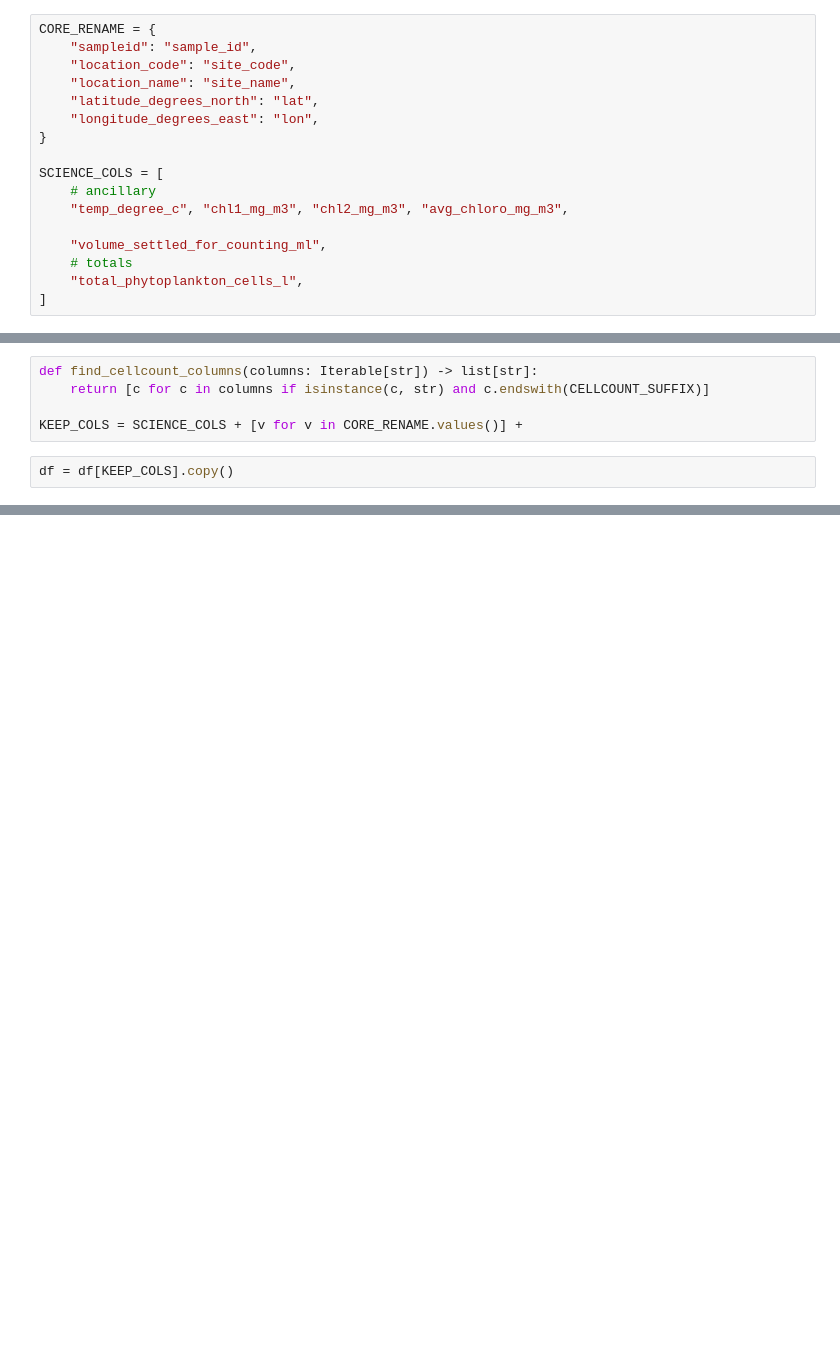
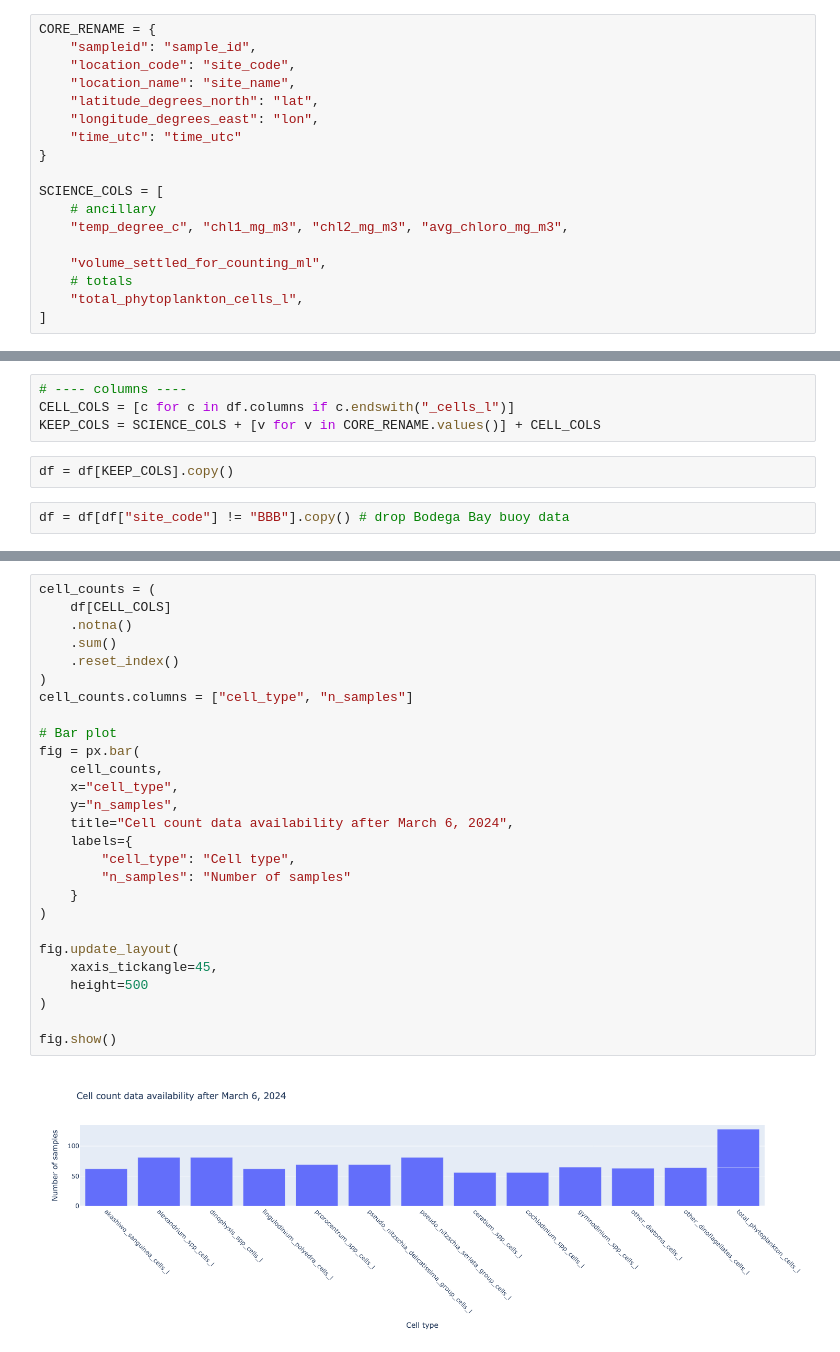
Before and after one commit to fish-pace/2026-proj-harmful-algae, a Jupyter notebook: contributor_folders/erdemk/00_calhab_etl.ipynb, the cells around one changed output, grey strips where cells are left out. Drawn from its saved outputs; the diff is of its cells as text; blank space fills up the shorter version.

Commit message:
mapped cal data

```diff
--- a/contributor_folders/erdemk/00_calhab_etl.ipynb
+++ b/contributor_folders/erdemk/00_calhab_etl.ipynb
@@ -43,6 +51,7 @@ CORE_RENAME = {
     "location_name": "site_name",
     "latitude_degrees_north": "lat",
     "longitude_degrees_east": "lon",
+    "time_utc": "time_utc"
 }
 
 SCIENCE_COLS = [
@@ -92,10 +81,11 @@ memory usage: 34.0+ KB
 # %%
-def find_cellcount_columns(columns: Iterable[str]) -> list[str]:
-    return [c for c in columns if isinstance(c, str) and c.endswith(CELLCOUNT_SUFFIX)]
-
-KEEP_COLS = SCIENCE_COLS + [v for v in CORE_RENAME.values()] +
+# ---- columns ----
+CELL_COLS = [c for c in df.columns if c.endswith("_cells_l")]
+KEEP_COLS = SCIENCE_COLS + [v for v in CORE_RENAME.values()] + CELL_COLS
 # %%
 df = df[KEEP_COLS].copy()
+# %%
+df = df[df["site_code"] != "BBB"].copy() # drop Bodega Bay buoy data
 # %%
 df.info()
 # %% [output]
@@ -120,0 +125,29 @@ memory usage: 10.1+ KB
+# %%
+cell_counts = (
+    df[CELL_COLS]
+    .notna()
+    .sum()
+    .reset_index()
+)
+cell_counts.columns = ["cell_type", "n_samples"]
+
+# Bar plot
+fig = px.bar(
+    cell_counts,
+    x="cell_type",
+    y="n_samples",
+    title="Cell count data availability after March 6, 2024",
+    labels={
+        "cell_type": "Cell type",
+        "n_samples": "Number of samples"
+    }
+)
+
+fig.update_layout(
+    xaxis_tickangle=45,
+    height=500
+)
+
+fig.show()
+# %% [output]
+[figure, added]
```
Also changed, not shown: parts of 8 cells of this notebook.
